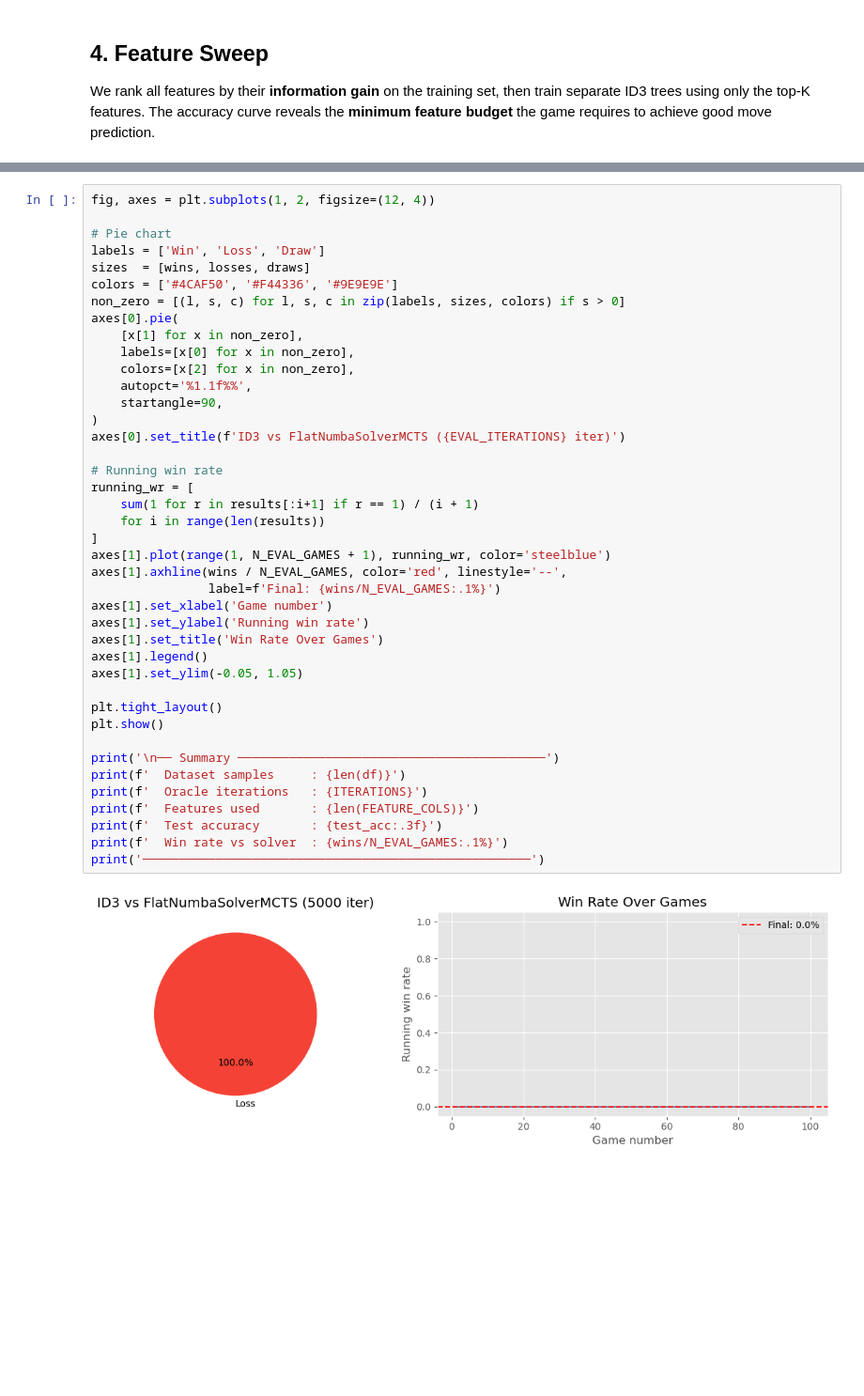
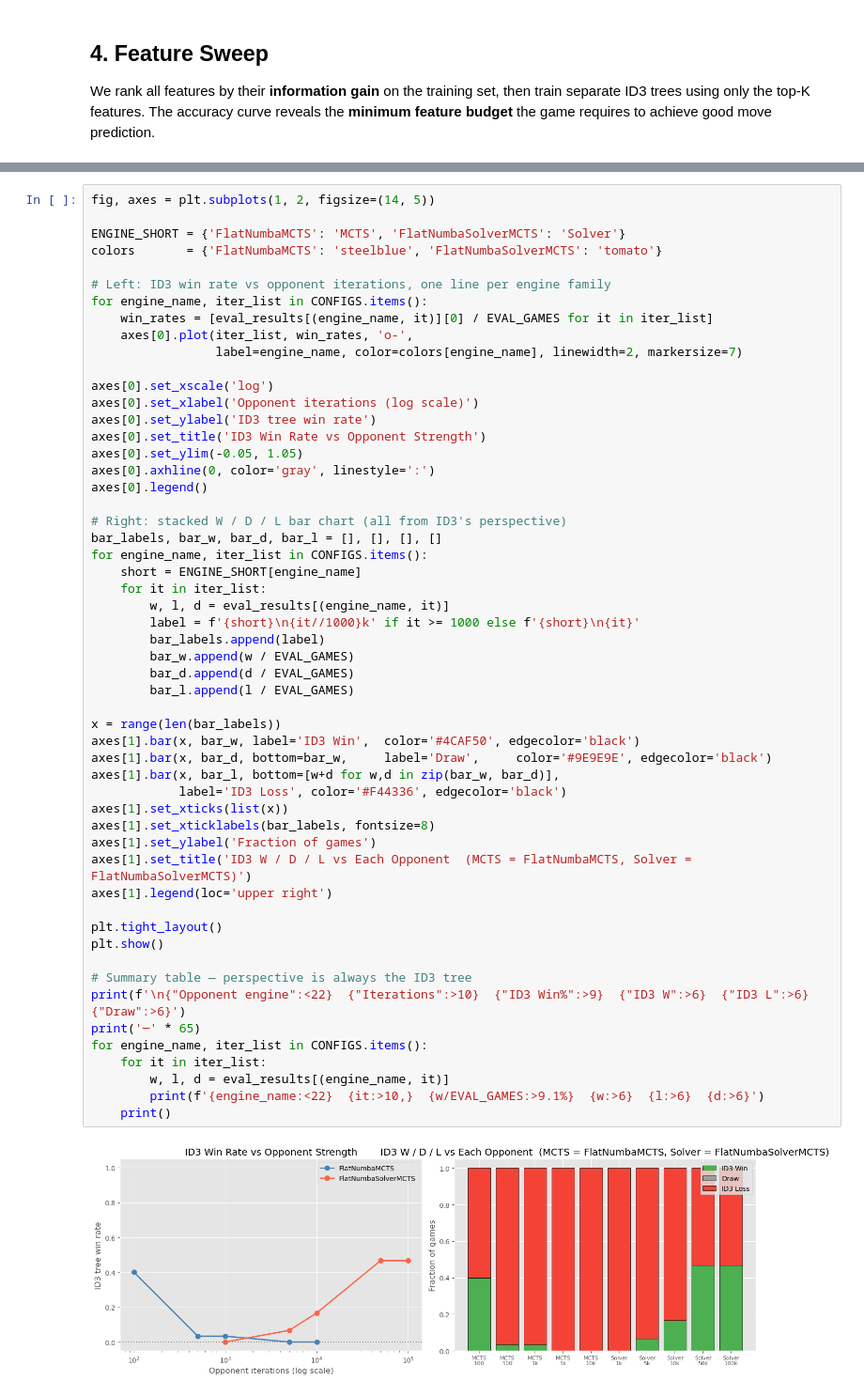
Before and after one commit to Difl4/popout-ai, a Jupyter notebook: notebooks/PopOut_Decision_Tree_Pipeline.ipynb, the cells around one changed output, grey strips where cells are left out. Shown at 94% size. Drawn from its saved outputs; the diff is of its cells as text; blank space fills up the shorter version.

```diff
--- a/notebooks/PopOut_Decision_Tree_Pipeline.ipynb
+++ b/notebooks/PopOut_Decision_Tree_Pipeline.ipynb
@@ -346,43 +343,56 @@ Win rate : 0.0%   (0W / 100L / 0D)
 # %%
-fig, axes = plt.subplots(1, 2, figsize=(12, 4))
+fig, axes = plt.subplots(1, 2, figsize=(14, 5))
 
-# Pie chart
-labels = ['Win', 'Loss', 'Draw']
-sizes  = [wins, losses, draws]
-colors = ['#4CAF50', '#F44336', '#9E9E9E']
-non_zero = [(l, s, c) for l, s, c in zip(labels, sizes, colors) if s > 0]
-axes[0].pie(
-    [x[1] for x in non_zero],
-    labels=[x[0] for x in non_zero],
-    colors=[x[2] for x in non_zero],
-    autopct='%1.1f%%',
-    startangle=90,
-)
-axes[0].set_title(f'ID3 vs FlatNumbaSolverMCTS ({EVAL_ITERATIONS} iter)')
+ENGINE_SHORT = {'FlatNumbaMCTS': 'MCTS', 'FlatNumbaSolverMCTS': 'Solver'}
+colors       = {'FlatNumbaMCTS': 'steelblue', 'FlatNumbaSolverMCTS': 'tomato'}
 
-# Running win rate
-running_wr = [
-    sum(1 for r in results[:i+1] if r == 1) / (i + 1)
-    for i in range(len(results))
-]
-axes[1].plot(range(1, N_EVAL_GAMES + 1), running_wr, color='steelblue')
-axes[1].axhline(wins / N_EVAL_GAMES, color='red', linestyle='--',
-                label=f'Final: {wins/N_EVAL_GAMES:.1%}')
-axes[1].set_xlabel('Game number')
-axes[1].set_ylabel('Running win rate')
-axes[1].set_title('Win Rate Over Games')
-axes[1].legend()
-axes[1].set_ylim(-0.05, 1.05)
+# Left: ID3 win rate vs opponent iterations, one line per engine family
+for engine_name, iter_list in CONFIGS.items():
+    win_rates = [eval_results[(engine_name, it)][0] / EVAL_GAMES for it in iter_list]
+    axes[0].plot(iter_list, win_rates, 'o-',
+                 label=engine_name, color=colors[engine_name], linewidth=2, markersize=7)
+
+axes[0].set_xscale('log')
+axes[0].set_xlabel('Opponent iterations (log scale)')
+axes[0].set_ylabel('ID3 tree win rate')
+axes[0].set_title('ID3 Win Rate vs Opponent Strength')
+axes[0].set_ylim(-0.05, 1.05)
+axes[0].axhline(0, color='gray', linestyle=':')
+axes[0].legend()
+
+# Right: stacked W / D / L bar chart (all from ID3's perspective)
+bar_labels, bar_w, bar_d, bar_l = [], [], [], []
+for engine_name, iter_list in CONFIGS.items():
+    short = ENGINE_SHORT[engine_name]
+    for it in iter_list:
+        w, l, d = eval_results[(engine_name, it)]
+        label = f'{short}\n{it//1000}k' if it >= 1000 else f'{short}\n{it}'
+        bar_labels.append(label)
+        bar_w.append(w / EVAL_GAMES)
+        bar_d.append(d / EVAL_GAMES)
+        bar_l.append(l / EVAL_GAMES)
+
+x = range(len(bar_labels))
+axes[1].bar(x, bar_w, label='ID3 Win',  color='#4CAF50', edgecolor='black')
+axes[1].bar(x, bar_d, bottom=bar_w,     label='Draw',     color='#9E9E9E', edgecolor='black')
+axes[1].bar(x, bar_l, bottom=[w+d for w,d in zip(bar_w, bar_d)],
+            label='ID3 Loss', color='#F44336', edgecolor='black')
+axes[1].set_xticks(list(x))
+axes[1].set_xticklabels(bar_labels, fontsize=8)
+axes[1].set_ylabel('Fraction of games')
+axes[1].set_title('ID3 W / D / L vs Each Opponent  (MCTS = FlatNumbaMCTS, Solver = FlatNumbaSolverMCTS)')
+axes[1].legend(loc='upper right')
 
 plt.tight_layout()
 plt.show()
 
-print('\n── Summary ──────────────────────────────────────────')
-print(f'  Dataset samples     : {len(df)}')
-print(f'  Oracle iterations   : {ITERATIONS}')
-print(f'  Features used       : {len(FEATURE_COLS)}')
-print(f'  Test accuracy       : {test_acc:.3f}')
-print(f'  Win rate vs solver  : {wins/N_EVAL_GAMES:.1%}')
-print('─────────────────────────────────────────────────────')
+# Summary table — perspective is always the ID3 tree
+print(f'\n{"Opponent engine":<22}  {"Iterations":>10}  {"ID3 Win%":>9}  {"ID3 W":>6}  {"ID3 L":>6}  {"Draw":>6}')
+print('─' * 65)
+for engine_name, iter_list in CONFIGS.items():
+    for it in iter_list:
+        w, l, d = eval_results[(engine_name, it)]
+        print(f'{engine_name:<22}  {it:>10,}  {w/EVAL_GAMES:>9.1%}  {w:>6}  {l:>6}  {d:>6}')
+    print()
 # %% [output]
-[figure, old version]
+[figure, new version]
```
Also changed, not shown: parts of 14 cells of this notebook, 6 other files.
